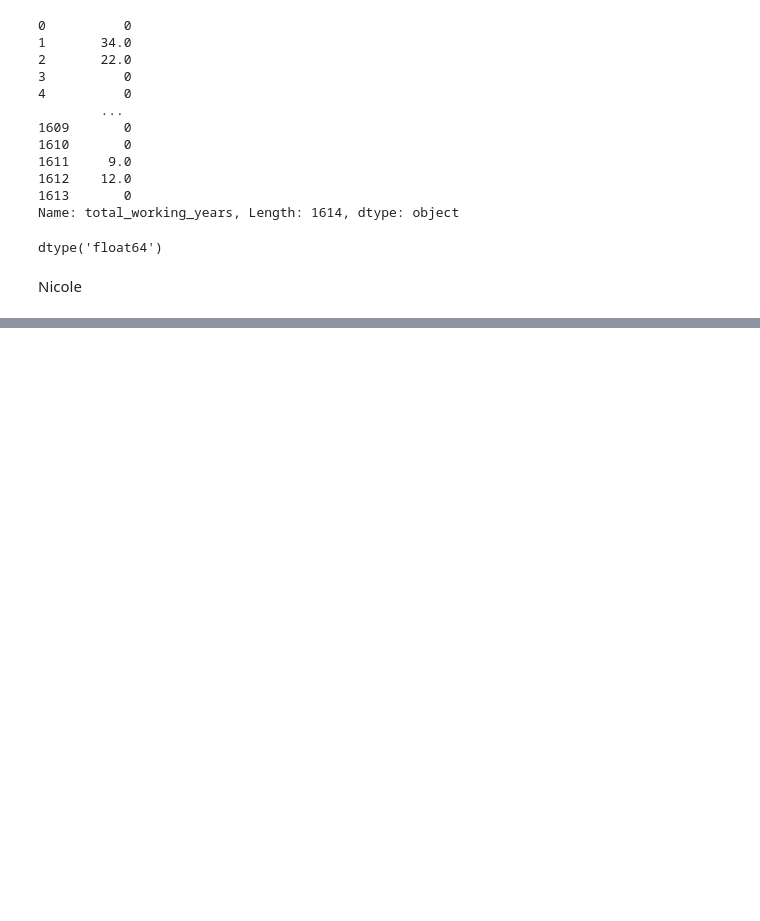
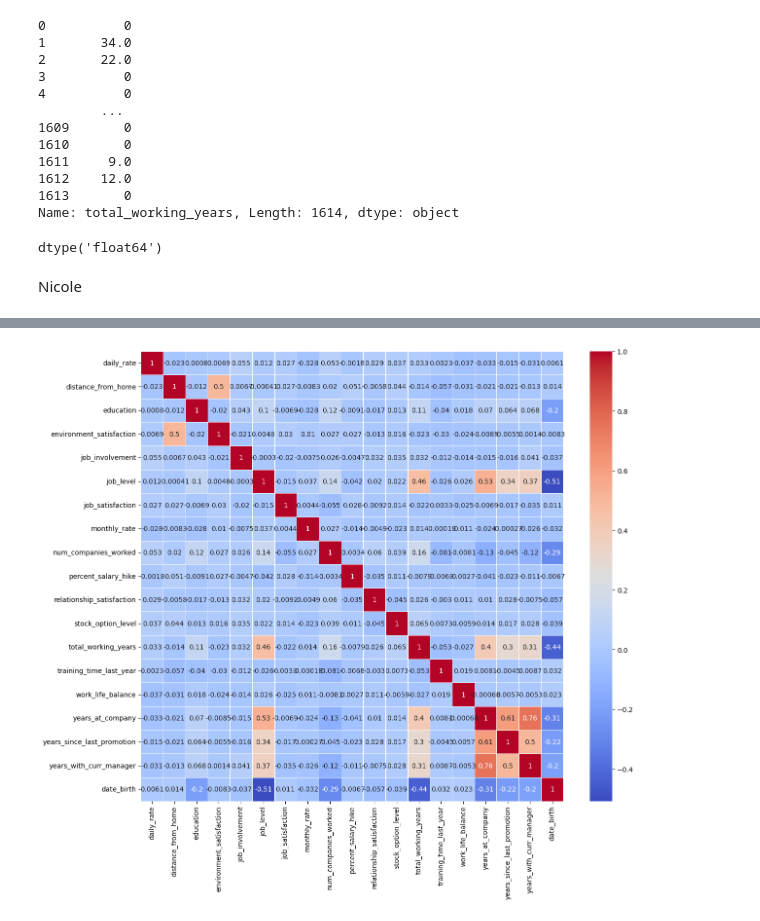
Before and after one commit to nicoleab1/proyecto-da-promo-b-modulo-3-team-2, a Jupyter notebook: proyecto optimizacion de talento.ipynb, the cells around one changed output, grey strips where cells are left out. Saved outputs shown, nothing was run; the diff lists cells and outputs as text; code cells hidden in the pictures; blank space fills up the shorter version.

```diff
--- a/proyecto optimizacion de talento.ipynb
+++ b/proyecto optimizacion de talento.ipynb
@@ -379,0 +497,11 @@ Nicole
+# %%
+# Corregir el texto (quitar espacios, minúsculas,mayusculas)
+df_abc['job_role'] = df_abc['job_role'].str.strip().str.lower().str.title()
+df_abc['role_department'] = df_abc['role_department'].str.strip().str.lower().str.title()
+df_abc['department'] = df_abc['department'].str.strip().str.lower().str.title()
+# %%
+# separo "role_department" en "role" y "department"
+# separo "role_department" en "role" y "department"
+df_abc[['role', 'department_1']] = df_abc['role_department'].str.split('-', expand=True)
+
+# separo "role_department" en "role" y "department"
@@ -379,0 +562,5 @@ Nicole
+# %%
+## Eliminamos columnas duplicadas de job role y de department, nos quedamos con la que tiene más info
+columnas_a_eliminar_job  = ["role", 'department']
+df_abc = df_abc.drop(columns=columnas_a_eliminar_job)
+print(df_abc)
@@ -379,0 +585,2 @@ Nicole
+# %%
+df_abc.rename(columns={'department_1': 'department'}, inplace=True)
@@ -379,0 +601,15 @@ Nicole
+# %%
+import seaborn as sns
+import matplotlib.pyplot as plt
+
+# Calcular la matriz de correlación entre las columnas numéricas del DataFrame
+correlation_matrix = df_abc.select_dtypes(include=['float64', 'int64']).corr()
+
+# Crear el heatmap usando seaborn
+plt.figure(figsize=(14, 12))  # Ajustar el tamaño del gráfico si es necesario
+sns.heatmap(correlation_matrix, annot=True, cmap='coolwarm', linewidths=0.5)
+
+# Mostrar el gráfico
+plt.show()
+# %% [output]
+[figure, added]
```
Also changed, not shown: parts of 22 cells of this notebook, 2 other files.
